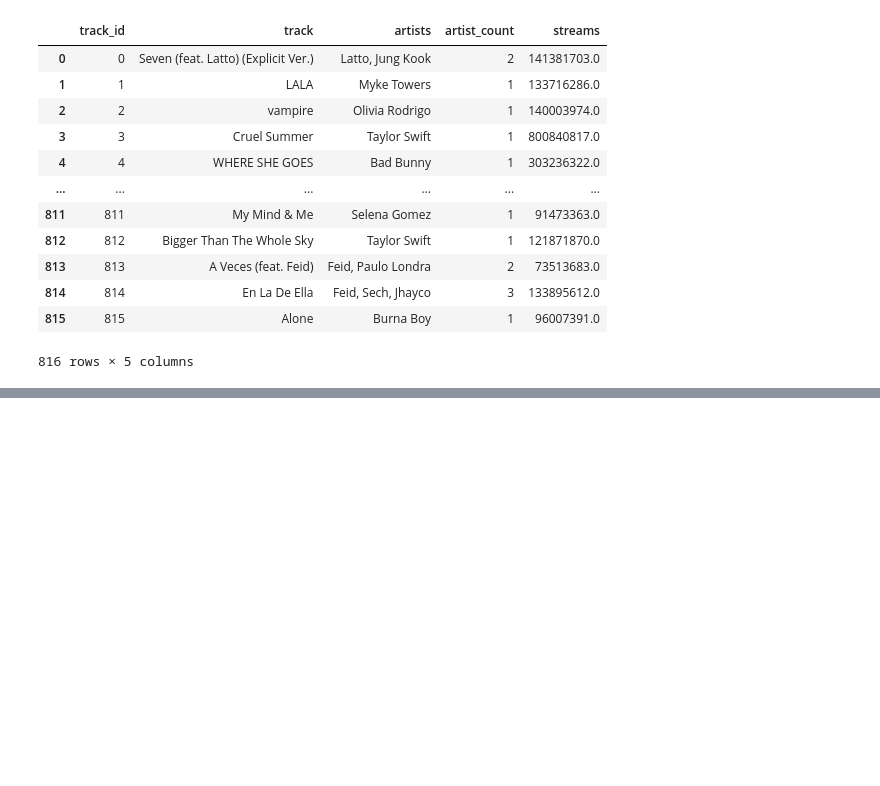
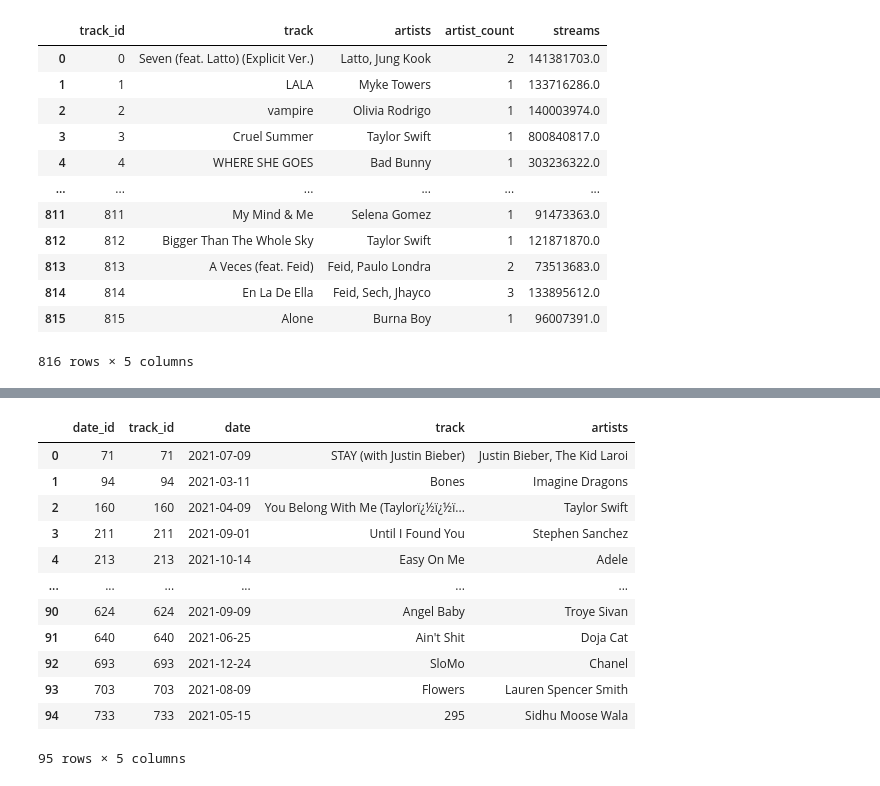
Before and after one commit to DevonNoer/Project-3, a Jupyter notebook: Project-3 Spotify/Code/fetching_data.ipynb, the cells around one changed output, grey strips where cells are left out. Cells and saved outputs as stored; diff of their text form; code cells hidden in the pictures; blank space fills up the shorter version.

```diff
--- a/Project-3 Spotify/Code/fetching_data.ipynb
+++ b/Project-3 Spotify/Code/fetching_data.ipynb
@@ -104,0 +156,32 @@ track_df
+# %%
+def songs_in_date_range(date_df, track_df, start_date, end_date):
+    # Convert start_date and end_date to Timestamp objects
+    start_date = pd.Timestamp(start_date)
+    end_date = pd.Timestamp(end_date)
+
+    # Convert 'date' column in date_df to Timestamp objects
+    date_df['date'] = pd.to_datetime(date_df['date'])
+
+    # Filter songs released within the specified date range
+    date_range = date_df[(date_df['date'] >= start_date) & (date_df['date'] <= end_date)]
+
+    # Merge with track_df to include track names and artists
+    songs_within_range = pd.merge(date_range, track_df[['track_id', 'track', 'artists']], on='track_id', how='left')
+
+    return songs_within_range
+
+songs_in_date_range(date_df, track_df, '2021-01-01', '2022-01-01') # Songs released in 2021
+# %% [output]
+|  | date_id | track_id | date | track | artists |
+| 0 | 71 | 71 | 2021-07-09 | STAY (with Justin Bieber) | Justin Bieber, The Kid Laroi |
+| 1 | 94 | 94 | 2021-03-11 | Bones | Imagine Dragons |
+| 2 | 160 | 160 | 2021-04-09 | You Belong With Me (Taylorï¿½ï¿½ï... | Taylor Swift |
+| 3 | 211 | 211 | 2021-09-01 | Until I Found You | Stephen Sanchez |
+| 4 | 213 | 213 | 2021-10-14 | Easy On Me | Adele |
+| ... | ... | ... | ... | ... | ... |
+| 90 | 624 | 624 | 2021-09-09 | Angel Baby | Troye Sivan |
+| 91 | 640 | 640 | 2021-06-25 | Ain't Shit | Doja Cat |
+| 92 | 693 | 693 | 2021-12-24 | SloMo | Chanel |
+| 93 | 703 | 703 | 2021-08-09 | Flowers | Lauren Spencer Smith |
+| 94 | 733 | 733 | 2021-05-15 | 295 | Sidhu Moose Wala |
+95 rows × 5 columns
```
Also changed, not shown: parts of 4 cells of this notebook.
